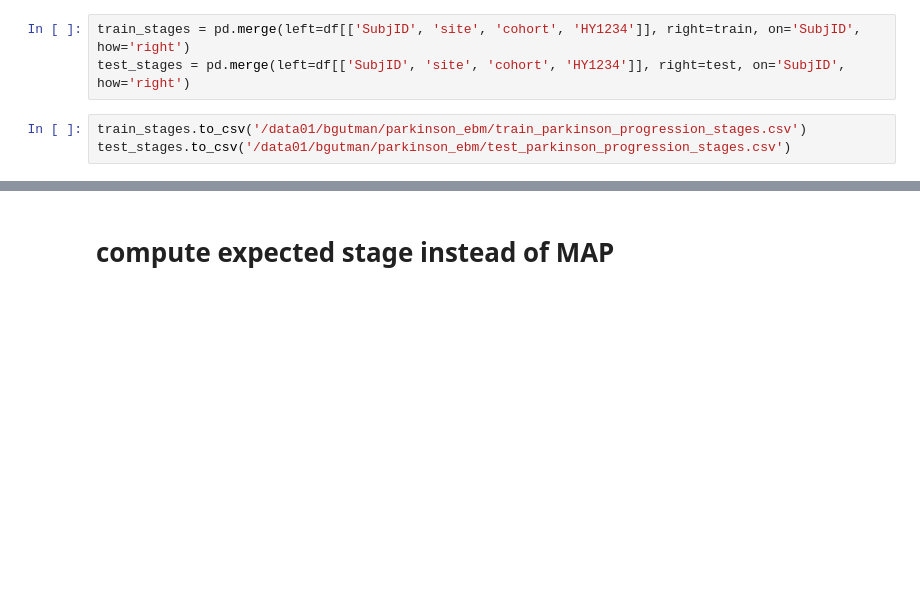
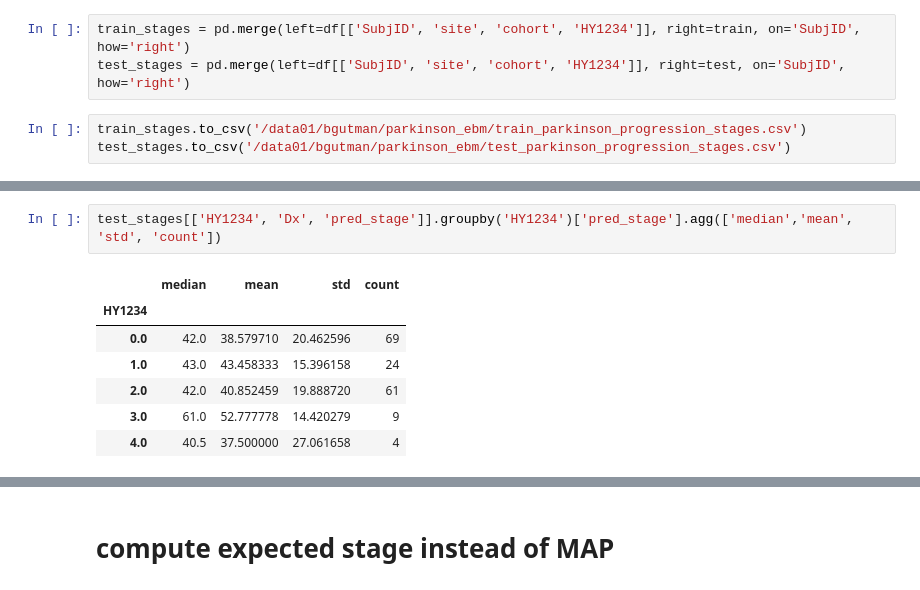
Before and after one commit to kurmukovai/ebm-progression, a Jupyter notebook: notebooks/1_analyze_results.ipynb, the cells around one changed output, grey strips where cells are left out. Cells and saved outputs as stored; diff of their text form; blank space fills up the shorter version.

```diff
--- a/notebooks/1_analyze_results.ipynb
+++ b/notebooks/1_analyze_results.ipynb
@@ -78,0 +138,10 @@ test_stages.to_csv('/data01/bgutman/parkinson_ebm/test_parkinson_progression_sta
+# %%
+test_stages[['HY1234', 'Dx', 'pred_stage']].groupby('HY1234')['pred_stage'].agg(['median','mean', 'std', 'count'])
+# %% [output]
+|  | median | mean | std | count |
+| HY1234 |  |  |  |  |
+| 0.0 | 42.0 | 38.579710 | 20.462596 | 69 |
+| 1.0 | 43.0 | 43.458333 | 15.396158 | 24 |
+| 2.0 | 42.0 | 40.852459 | 19.888720 | 61 |
+| 3.0 | 61.0 | 52.777778 | 14.420279 | 9 |
+| 4.0 | 40.5 | 37.500000 | 27.061658 | 4 |
```
Also changed, not shown: parts of 13 cells of this notebook, 2 other files.
